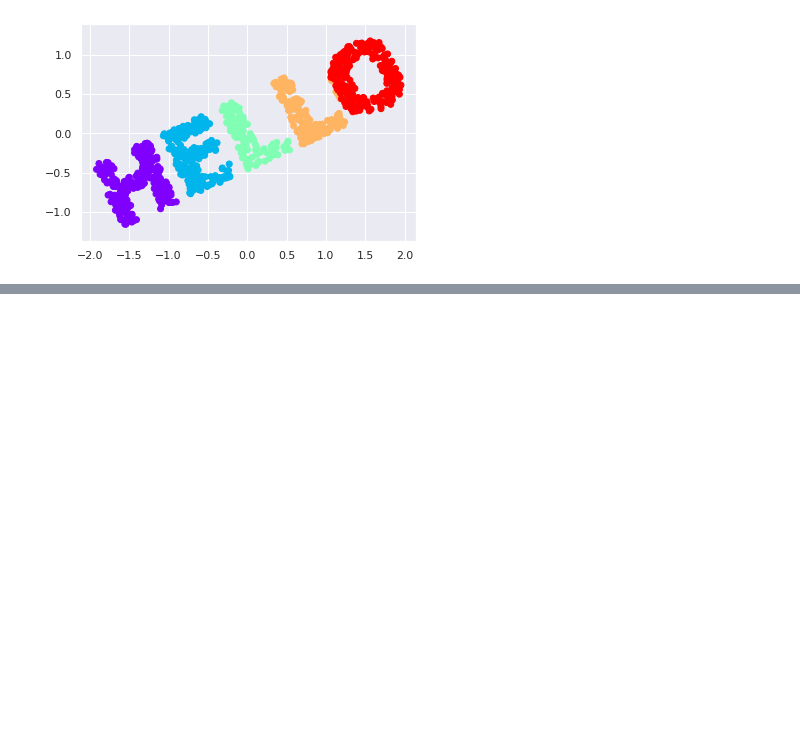
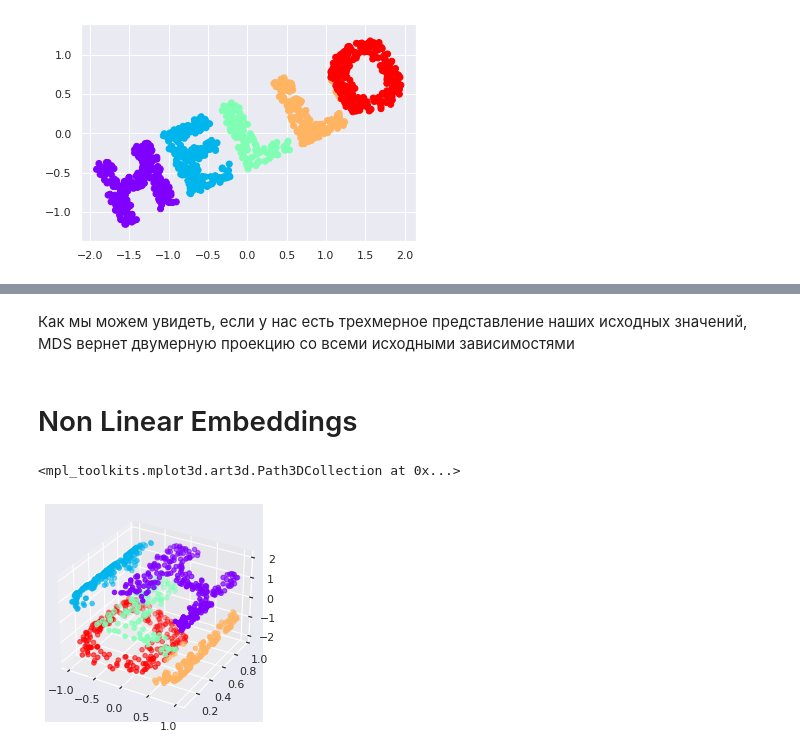
Before and after one commit to adaniky/my_own_reminders, a Jupyter notebook: Python/SkLearn/Manifold Learning.ipynb, the cells around one changed output, grey strips where cells are left out. Saved outputs shown, nothing was run; the diff lists cells and outputs as text; code cells hidden in the pictures; blank space fills up the shorter version.

```diff
--- a/Python/SkLearn/Manifold Learning.ipynb
+++ b/Python/SkLearn/Manifold Learning.ipynb
@@ -84,0 +129,22 @@ plt.axis('equal')
+# %% [markdown]
+Как мы можем увидеть, если у нас есть трехмерное представление наших исходных значений, MDS вернет двумерную проекцию со всеми исходными зависимостями
+# %% [markdown]
+# Non Linear Embeddings
+# %%
+def make_hello_s_curve(X):
+    t = (X[:, 0] - 2) * 0.75 * np.pi
+    x = np.sin(t)
+    y = X[:, 1]
+    z = np.sign(t) * (np.cos(t) - 1)
+    return np.vstack((x, y, z)).T
+
+
+XS = make_hello_s_curve(X)
+# %%
+from mpl_toolkits import mplot3d
+ax = plt.axes(projection='3d')
+ax.scatter3D(XS[:, 0], XS[:, 1], XS[:, 2],
+             **colorize)
+# %% [output]
+<mpl_toolkits.mplot3d.art3d.Path3DCollection at 0x...>
+[figure, added]
```
Also changed, not shown: parts of 16 cells of this notebook.
